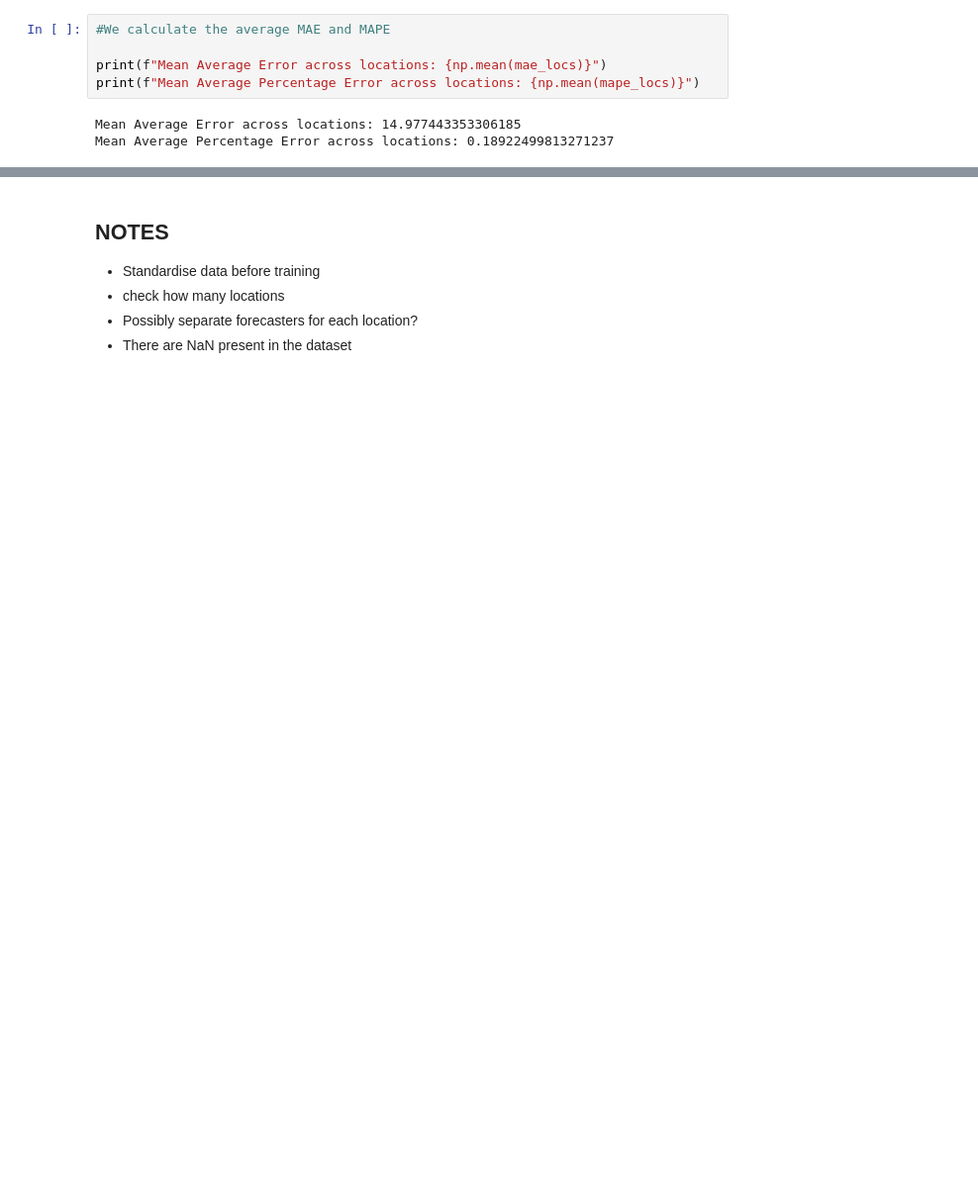
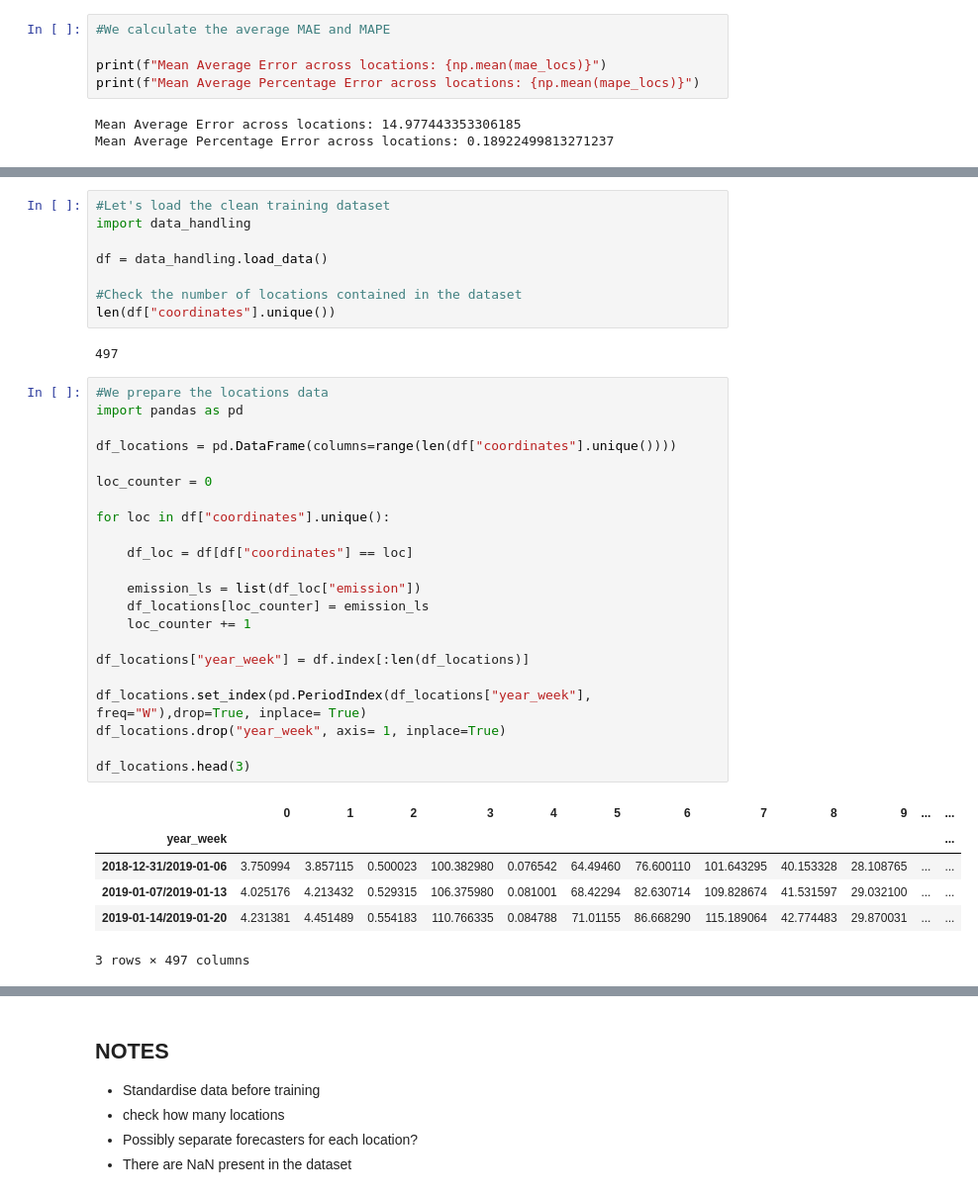
Before and after one commit to NiclasFenton-Wiegleb/Kaggle-Predict-CO2-Emissions-in-Rwanda, a Jupyter notebook: predict-emissions-rwanda.ipynb, the cells around one changed output, grey strips where cells are left out. Shown at 99% size. Saved outputs shown, nothing was run; the diff lists cells and outputs as text; blank space fills up the shorter version.

```diff
--- a/predict-emissions-rwanda.ipynb
+++ b/predict-emissions-rwanda.ipynb
@@ -571,0 +832,39 @@ Mean Average Percentage Error across locations: 0.18922499813271237
+# %%
+#Let's load the clean training dataset
+import data_handling
+
+df = data_handling.load_data()
+
+#Check the number of locations contained in the dataset
+len(df["coordinates"].unique())
+# %% [output]
+497
+# %%
+#We prepare the locations data
+import pandas as pd
+
+df_locations = pd.DataFrame(columns=range(len(df["coordinates"].unique())))
+
+loc_counter = 0
+
+for loc in df["coordinates"].unique():
+
+    df_loc = df[df["coordinates"] == loc]
+
+    emission_ls = list(df_loc["emission"])
+    df_locations[loc_counter] = emission_ls
+    loc_counter += 1
+
+df_locations["year_week"] = df.index[:len(df_locations)]
+
+df_locations.set_index(pd.PeriodIndex(df_locations["year_week"], freq="W"),drop=True, inplace= True)
+df_locations.drop("year_week", axis= 1, inplace=True)
+
+df_locations.head(3)
+# %% [output]
+|  | 0 | 1 | 2 | 3 | 4 | 5 | 6 | 7 | 8 | 9 | ... | ... |
+| year_week |  |  |  |  |  |  |  |  |  |  |  | ... |
+| 2018-12-31/2019-01-06 | 3.750994 | 3.857115 | 0.500023 | 100.382980 | 0.076542 | 64.49460 | 76.600110 | 101.643295 | 40.153328 | 28.108765 | ... | ... |
+| 2019-01-07/2019-01-13 | 4.025176 | 4.213432 | 0.529315 | 106.375980 | 0.081001 | 68.42294 | 82.630714 | 109.828674 | 41.531597 | 29.032100 | ... | ... |
+| 2019-01-14/2019-01-20 | 4.231381 | 4.451489 | 0.554183 | 110.766335 | 0.084788 | 71.01155 | 86.668290 | 115.189064 | 42.774483 | 29.870031 | ... | ... |
+3 rows × 497 columns
```
Also changed, not shown: parts of 21 cells of this notebook.
